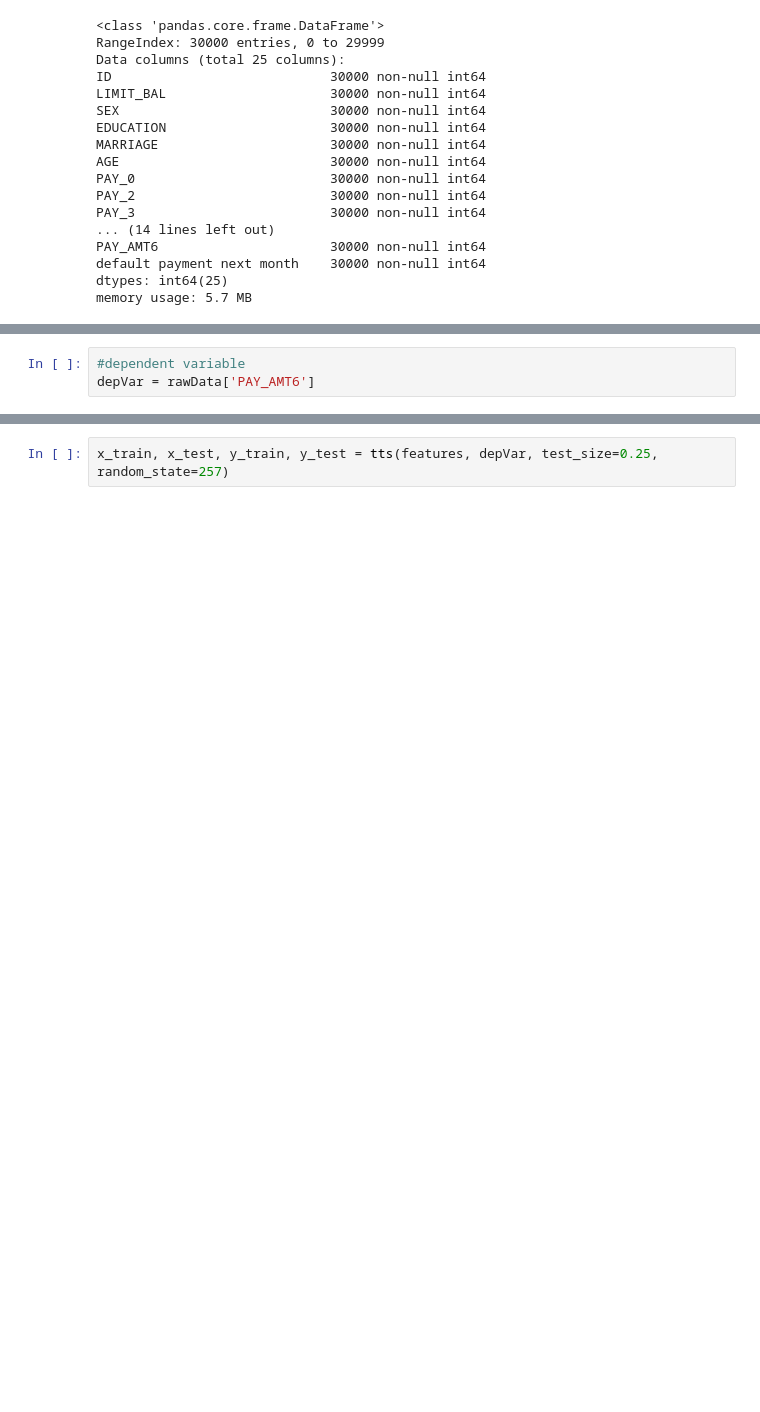
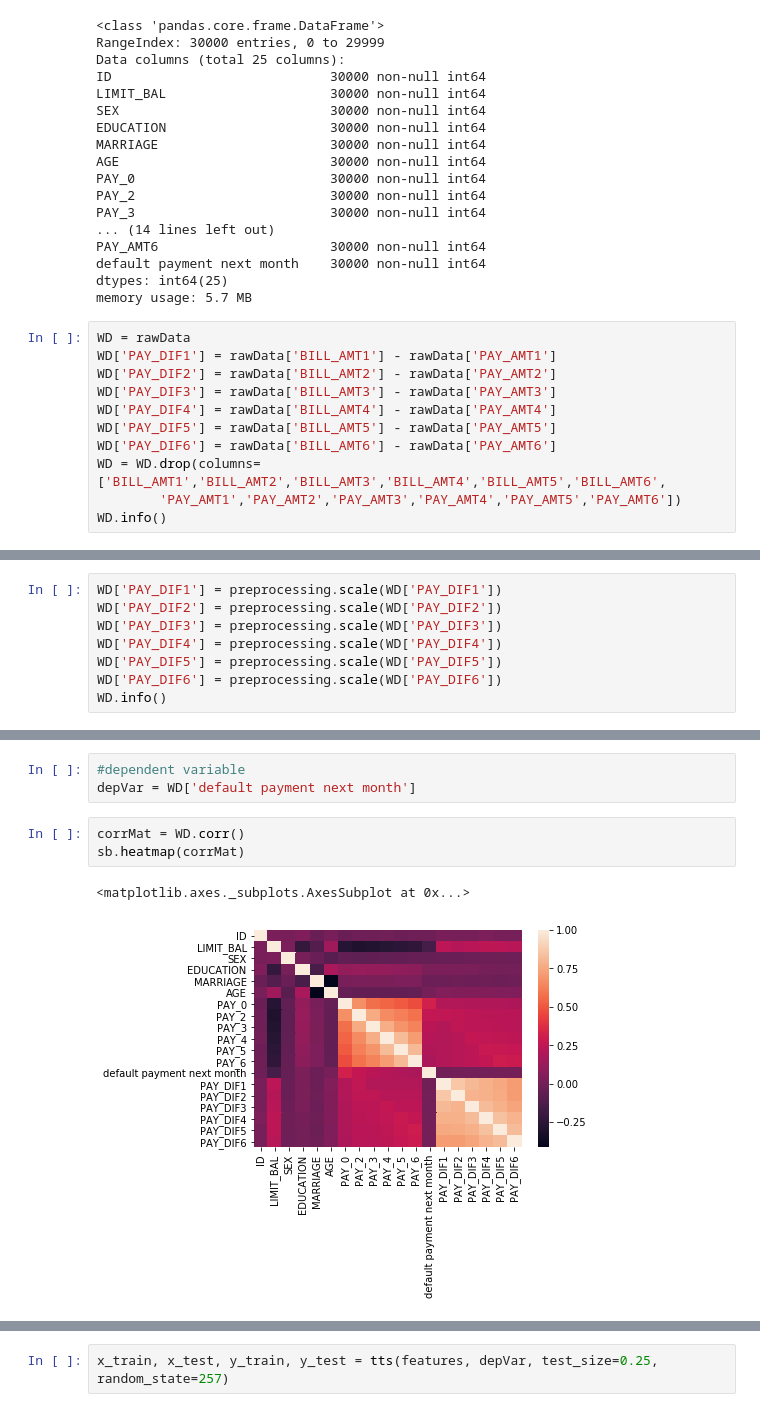
Before and after one commit to arezell1/C5T3, a Jupyter notebook: CreditOne Regression.ipynb, the cells around one changed output, grey strips where cells are left out. Saved outputs shown, nothing was run; the diff lists cells and outputs as text; blank space fills up the shorter version.

```diff
--- a/CreditOne Regression.ipynb
+++ b/CreditOne Regression.ipynb
@@ -53,3 +55,14 @@ PAY_AMT6                      30000 non-null int64
 default payment next month    30000 non-null int64
 dtypes: int64(25)
 memory usage: 5.7 MB
+# %%
+WD = rawData
+WD['PAY_DIF1'] = rawData['BILL_AMT1'] - rawData['PAY_AMT1']
+WD['PAY_DIF2'] = rawData['BILL_AMT2'] - rawData['PAY_AMT2']
+WD['PAY_DIF3'] = rawData['BILL_AMT3'] - rawData['PAY_AMT3']
+WD['PAY_DIF4'] = rawData['BILL_AMT4'] - rawData['PAY_AMT4']
+WD['PAY_DIF5'] = rawData['BILL_AMT5'] - rawData['PAY_AMT5']
+WD['PAY_DIF6'] = rawData['BILL_AMT6'] - rawData['PAY_AMT6']
+WD = WD.drop(columns=['BILL_AMT1','BILL_AMT2','BILL_AMT3','BILL_AMT4','BILL_AMT5','BILL_AMT6',
+        'PAY_AMT1','PAY_AMT2','PAY_AMT3','PAY_AMT4','PAY_AMT5','PAY_AMT6'])
+WD.info()
@@ -55,0 +87,8 @@ memory usage: 5.7 MB
+# %%
+WD['PAY_DIF1'] = preprocessing.scale(WD['PAY_DIF1'])
+WD['PAY_DIF2'] = preprocessing.scale(WD['PAY_DIF2'])
+WD['PAY_DIF3'] = preprocessing.scale(WD['PAY_DIF3'])
+WD['PAY_DIF4'] = preprocessing.scale(WD['PAY_DIF4'])
+WD['PAY_DIF5'] = preprocessing.scale(WD['PAY_DIF5'])
+WD['PAY_DIF6'] = preprocessing.scale(WD['PAY_DIF6'])
+WD.info()
@@ -69,3 +126,9 @@ Summary of feature sample
 # %%
 #dependent variable
-depVar = rawData['PAY_AMT6']
+depVar = WD['default payment next month']
+# %%
+corrMat = WD.corr()
+sb.heatmap(corrMat)
+# %% [output]
+<matplotlib.axes._subplots.AxesSubplot at 0x...>
+[figure, added]
```
Also changed, not shown: parts of 13 cells of this notebook, 1 other file.
